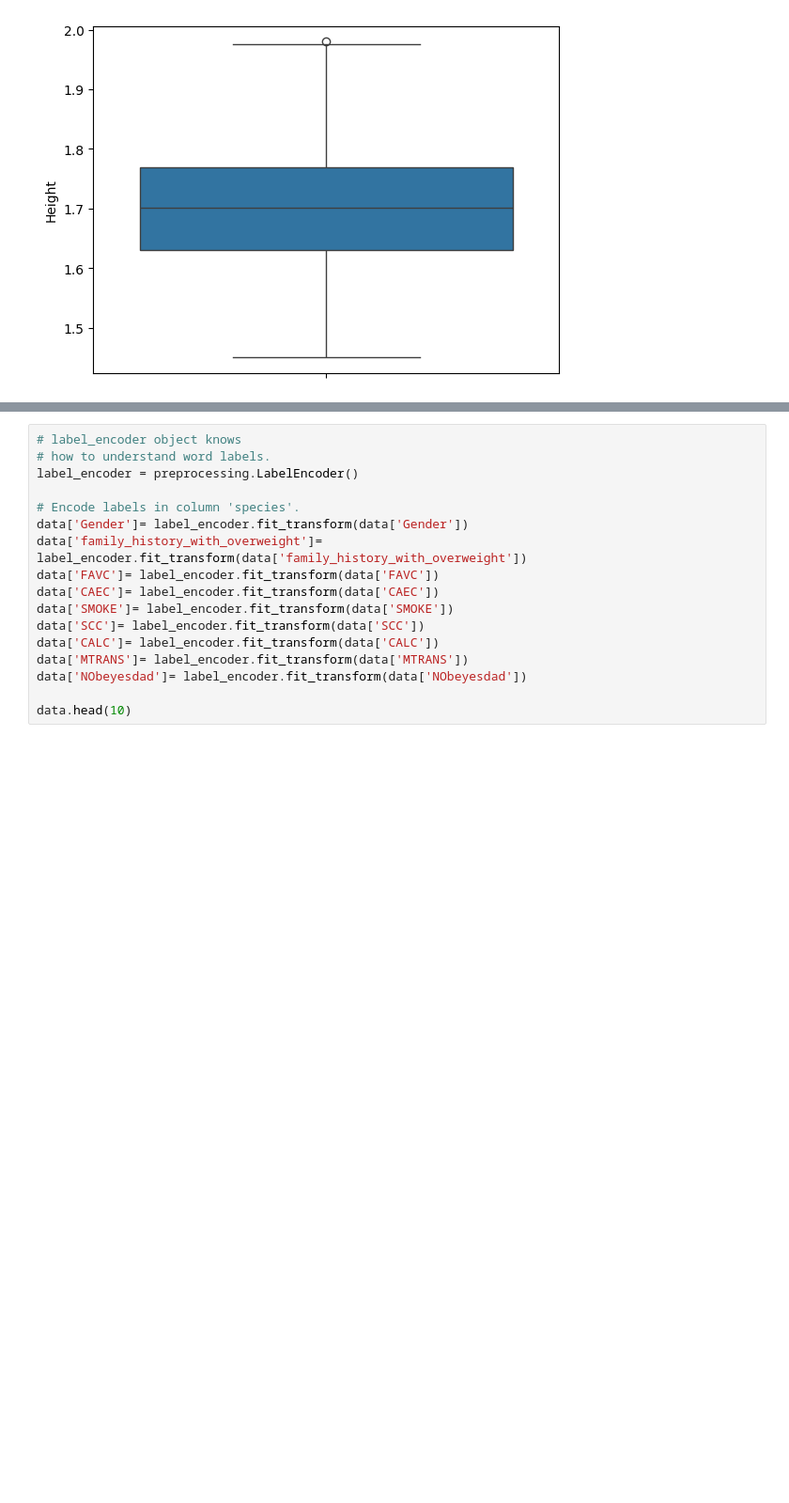
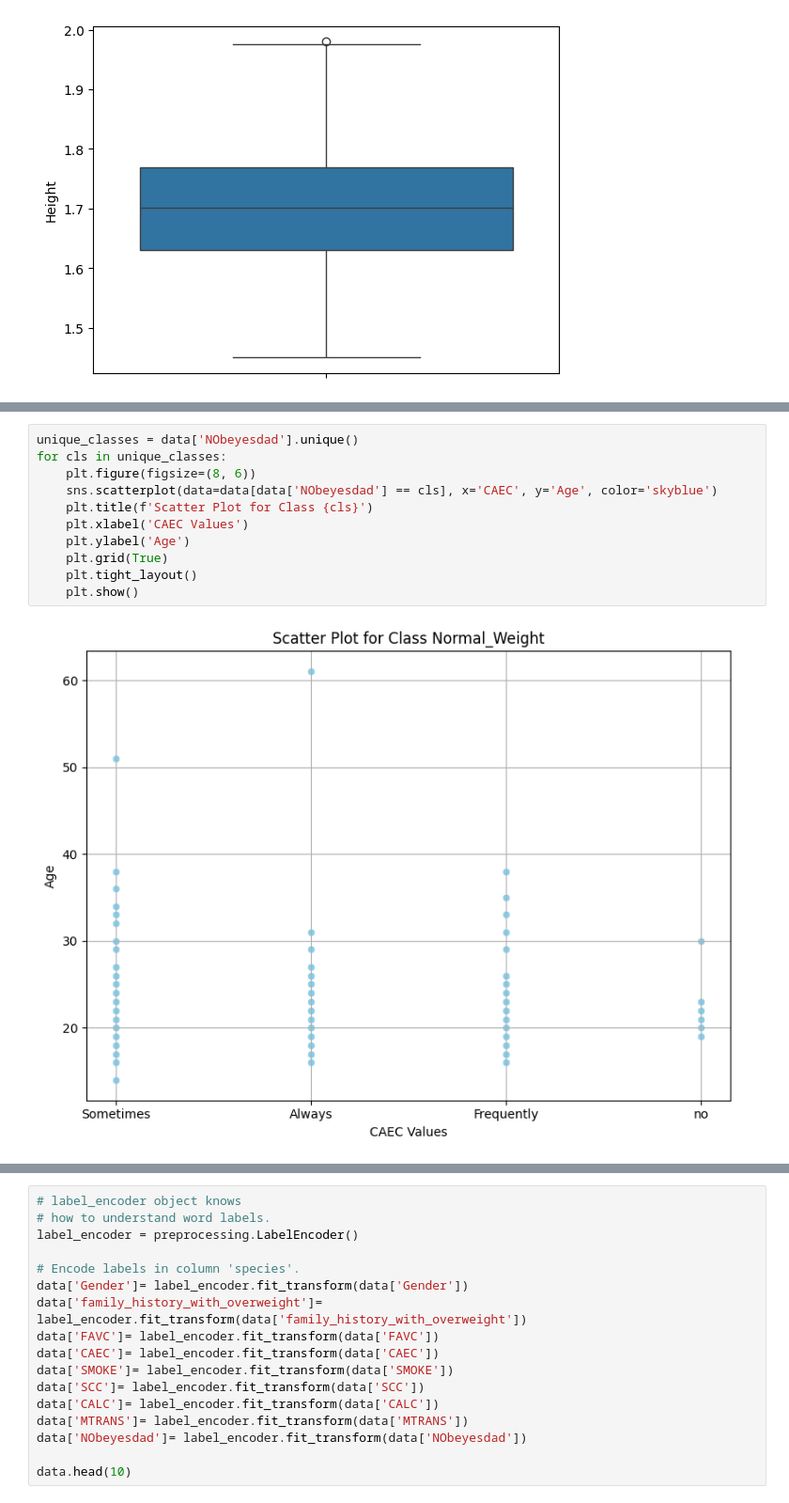
Before and after one commit to joco09/TTDC-Assignment, a Jupyter notebook: toolss and technology data science/obecety_Assignment_problem.ipynb, the cells around one changed output, grey strips where cells are left out. Shown at 94% size. Cells and saved outputs as stored; diff of their text form; blank space fills up the shorter version.

```diff
--- a/toolss and technology data science/obecety_Assignment_problem.ipynb
+++ b/toolss and technology data science/obecety_Assignment_problem.ipynb
@@ -249,0 +239,13 @@ New Shape:  (2085, 17)
+# %%
+unique_classes = data['NObeyesdad'].unique()
+for cls in unique_classes:
+    plt.figure(figsize=(8, 6))
+    sns.scatterplot(data=data[data['NObeyesdad'] == cls], x='CAEC', y='Age', color='skyblue')
+    plt.title(f'Scatter Plot for Class {cls}')
+    plt.xlabel('CAEC Values')
+    plt.ylabel('Age')
+    plt.grid(True)
+    plt.tight_layout()
+    plt.show()
+# %% [output]
+[figure, added]
```
Also changed, not shown: parts of 7 cells of this notebook.
